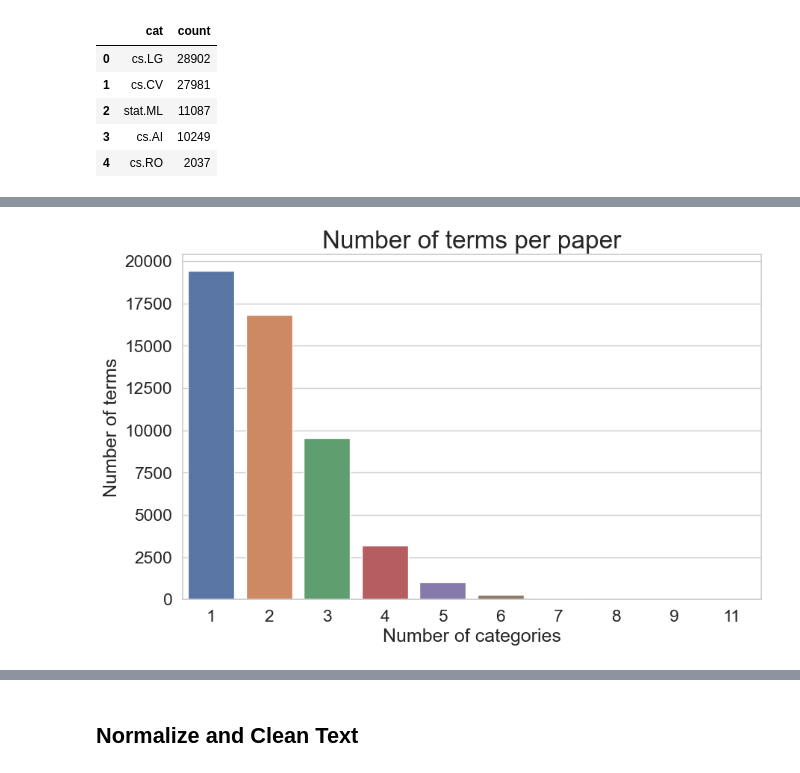
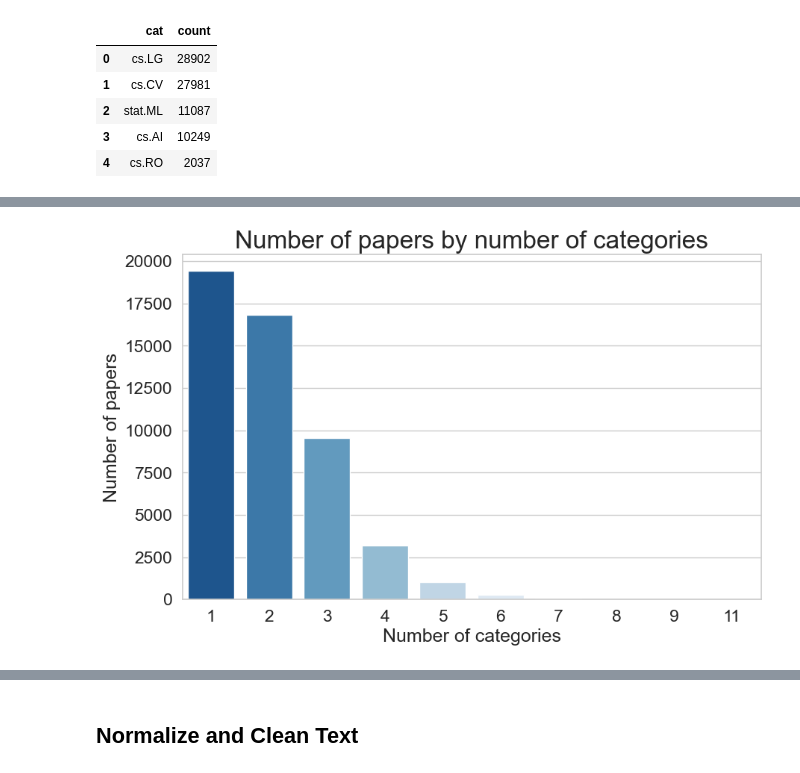
Before and after one commit to ADS-509-01-SP23-Applied-Text-Mining/ADS-509_Final_Project, a Jupyter notebook: ADS-509_Team4-Topic_Modeling_Classification_Model.ipynb, the cells around one changed output, grey strips where cells are left out. Cells and saved outputs as stored; diff of their text form; code cells hidden in the pictures.

```diff
--- a/ADS-509_Team4-Topic_Modeling_Classification_Model.ipynb
+++ b/ADS-509_Team4-Topic_Modeling_Classification_Model.ipynb
@@ -267,19 +267,21 @@ plt.show()
 # %%
 rowSums = description_category_new.iloc[:,3:].sum(axis=1)
 multiLabel_counts = rowSums.value_counts()
 
 sns.set(font_scale = 1.5)
 sns.set_style('whitegrid')
 plt.figure(figsize=(10,6))
 
-sns.barplot( x = multiLabel_counts.index, y = multiLabel_counts.values)
-plt.title("Number of terms per paper", fontsize=24)
-plt.ylabel('Number of terms', fontsize=18)
+pal = sns.color_palette("Blues_r")
+
+sns.barplot( x = multiLabel_counts.index, y = multiLabel_counts.values, palette=pal)
+plt.title("Number of papers by number of categories", fontsize=24)
+plt.ylabel('Number of papers', fontsize=18)
 plt.xlabel('Number of categories', fontsize=18)
 
 plt.show()
 # %% [output]
-[figure, old version]
+[figure, new version]
 # %%
 # Consolidate Categories Based ON 1000 Term Threashold. Put everything else in Other bucket.
 
```
Also changed, not shown: parts of 20 cells of this notebook.
